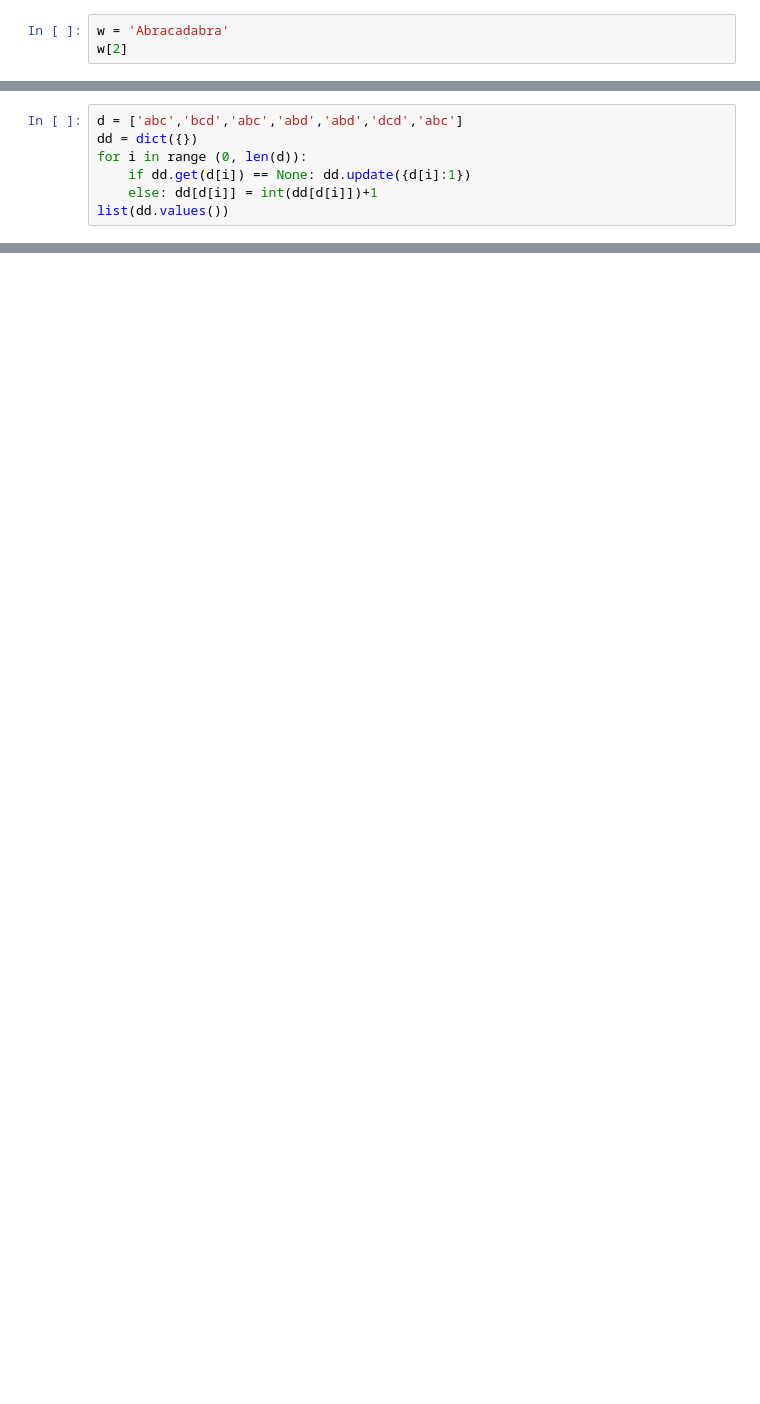
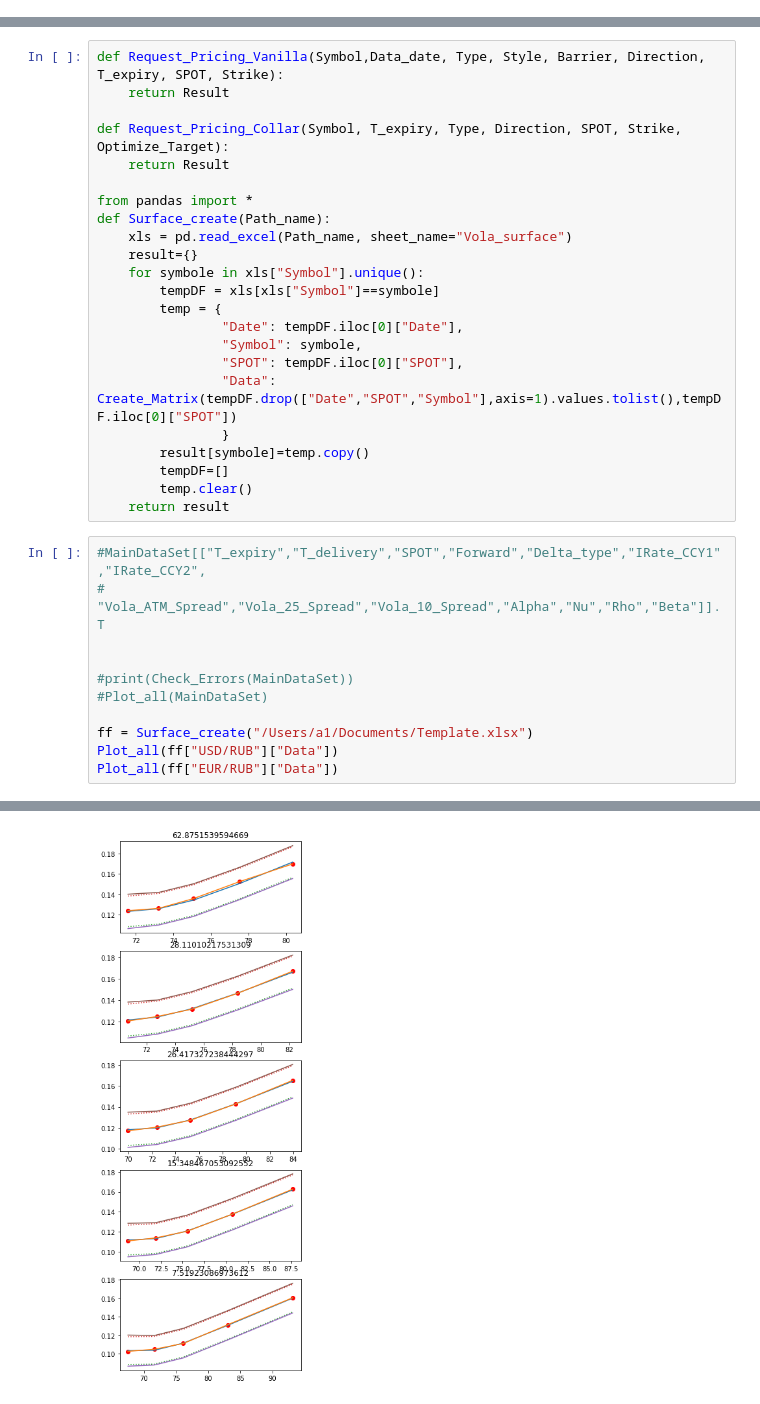
Before and after one commit to EzeMaxF/Pilot_1, a Jupyter notebook: 2020.04.23.ipynb, the cells around one changed output, grey strips where cells are left out. Cells and saved outputs as stored; diff of their text form; blank space fills up the shorter version.

```diff
--- a/2020.04.23.ipynb
+++ b/2020.04.23.ipynb
@@ -279,3 +0,0 @@ s.index('t')
-# %%
-w = 'Abraсadabra'
-w[2]
@@ -446,7 +0,0 @@ Hello
-# %%
-d = ['abc','bcd','abc','abd','abd','dcd','abc']
-dd = dict({})
-for i in range (0, len(d)):
-    if dd.get(d[i]) == None: dd.update({d[i]:1})
-    else: dd[d[i]] = int(dd[d[i]])+1
-list(dd.values())
@@ -775,0 +448,35 @@ MarketData
+# %%
+def Request_Pricing_Vanilla(Symbol,Data_date, Type, Style, Barrier, Direction, T_expiry, SPOT, Strike):
+    return Result
+
+def Request_Pricing_Collar(Symbol, T_expiry, Type, Direction, SPOT, Strike, Optimize_Target):
+    return Result
+
+from pandas import *
+def Surface_create(Path_name):
+    xls = pd.read_excel(Path_name, sheet_name="Vola_surface")
+    result={}
+    for symbole in xls["Symbol"].unique():
+        tempDF = xls[xls["Symbol"]==symbole]
+        temp = {
+                "Date": tempDF.iloc[0]["Date"],
+                "Symbol": symbole,
+                "SPOT": tempDF.iloc[0]["SPOT"],
+                "Data": Create_Matrix(tempDF.drop(["Date","SPOT","Symbol"],axis=1).values.tolist(),tempDF.iloc[0]["SPOT"])
+                }
+        result[symbole]=temp.copy()
+        tempDF=[]
+        temp.clear()
+    return result
+# %%
+#MainDataSet[["T_expiry","T_delivery","SPOT","Forward","Delta_type","IRate_CCY1","IRate_CCY2",
+#             "Vola_ATM_Spread","Vola_25_Spread","Vola_10_Spread","Alpha","Nu","Rho","Beta"]].T
+
+
+#print(Check_Errors(MainDataSet))
+#Plot_all(MainDataSet)
+
+ff = Surface_create("/Users/a1/Documents/Template.xlsx")
+Plot_all(ff["USD/RUB"]["Data"])
+Plot_all(ff["EUR/RUB"]["Data"])
+# %% [output]
@@ -775,0 +501 @@ MarketData
+[figure, added]
```
Also changed, not shown: parts of 84 cells of this notebook, 1 other file.
